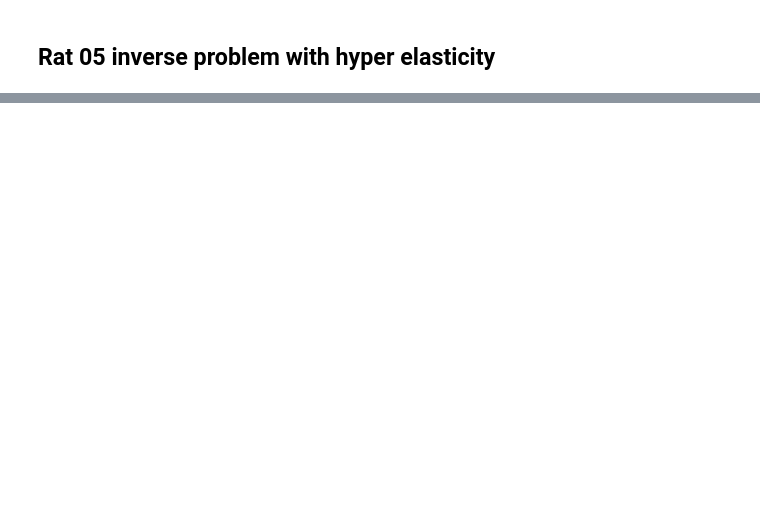
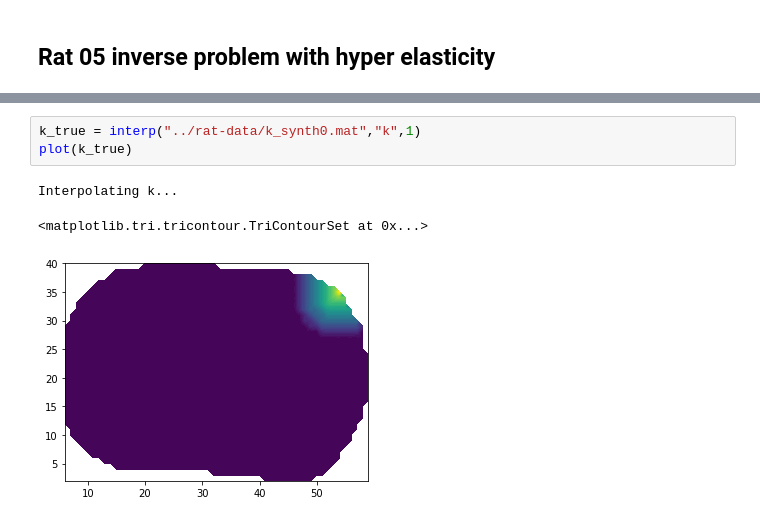
Before and after one commit to daveb-dev/masters, a Jupyter notebook: jupyter/Rat05HE.ipynb, the cells around one changed output, grey strips where cells are left out. Drawn from its saved outputs; the diff is of its cells as text; blank space fills up the shorter version.

```diff
--- a/jupyter/Rat05HE.ipynb
+++ b/jupyter/Rat05HE.ipynb
@@ -317,0 +975,7 @@ Elapsed time is 8.04342650948 minutes
+# %%
+k_true = interp("../rat-data/k_synth0.mat","k",1)
+plot(k_true)
+# %% [output]
+Interpolating k...
+<matplotlib.tri.tricontour.TriContourSet at 0x...>
+[figure, added]
```
Also changed, not shown: parts of 8 cells of this notebook, 2 other files.
